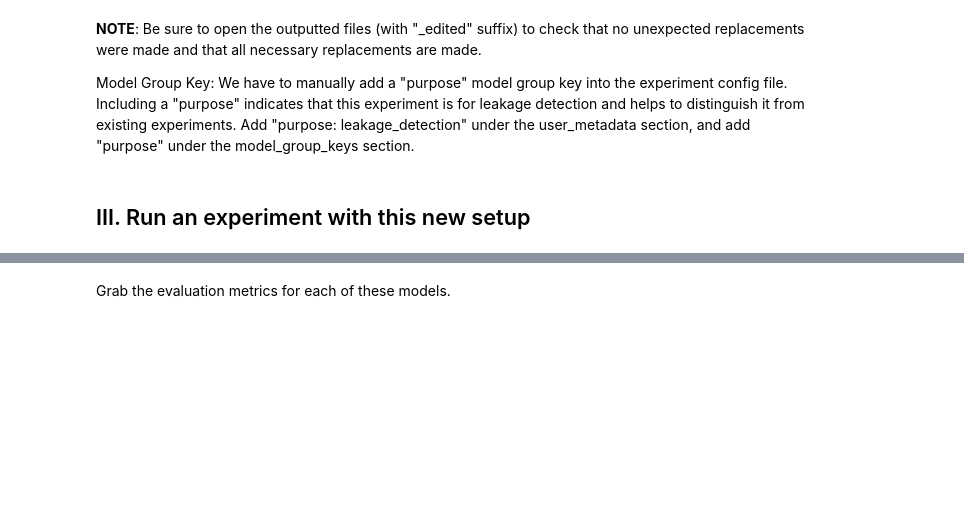
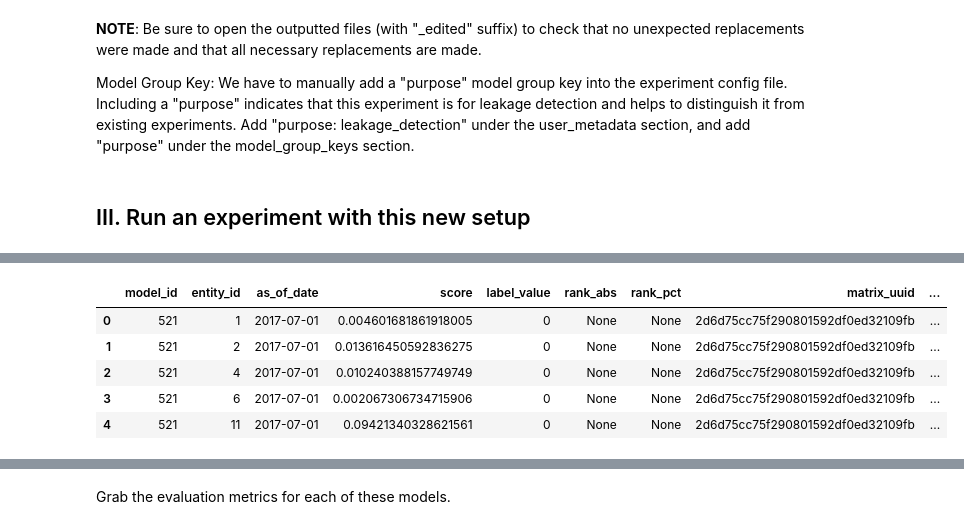
Before and after one commit to dssg/randomize_your_data, a Jupyter notebook: la_prosecutor/Leakage Detection Tests_LA Chronic Offenders.ipynb, the cells around one changed output, grey strips where cells are left out. Drawn from its saved outputs; the diff is of its cells as text; code cells hidden in the pictures; blank space fills up the shorter version.

```diff
--- a/la_prosecutor/Leakage Detection Tests_LA Chronic Offenders.ipynb
+++ b/la_prosecutor/Leakage Detection Tests_LA Chronic Offenders.ipynb
@@ -371,0 +379,11 @@ predictions_rand_sorted = predictions_rand.sort_values(by=['score', 'label_value
+# %%
+statement = "SELECT * FROM results.predictions where model_id = {};".format(MODEL_ID_ORIG)
+predictions_orig = execute_sql(statement, dbname, user, host, password, port)
+predictions_orig.head()
+# %% [output]
+|  | model_id | entity_id | as_of_date | score | label_value | rank_abs | rank_pct | matrix_uuid | ... |
+| 0 | 521 | 1 | 2017-07-01 | 0.004601681861918005 | 0 | None | None | 2d6d75cc75f290801592df0ed32109fb | ... |
+| 1 | 521 | 2 | 2017-07-01 | 0.013616450592836275 | 0 | None | None | 2d6d75cc75f290801592df0ed32109fb | ... |
+| 2 | 521 | 4 | 2017-07-01 | 0.010240388157749749 | 0 | None | None | 2d6d75cc75f290801592df0ed32109fb | ... |
+| 3 | 521 | 6 | 2017-07-01 | 0.002067306734715906 | 0 | None | None | 2d6d75cc75f290801592df0ed32109fb | ... |
+| 4 | 521 | 11 | 2017-07-01 | 0.09421340328621561 | 0 | None | None | 2d6d75cc75f290801592df0ed32109fb | ... |
```
Also changed, not shown: parts of 47 cells of this notebook, 1 other file.
